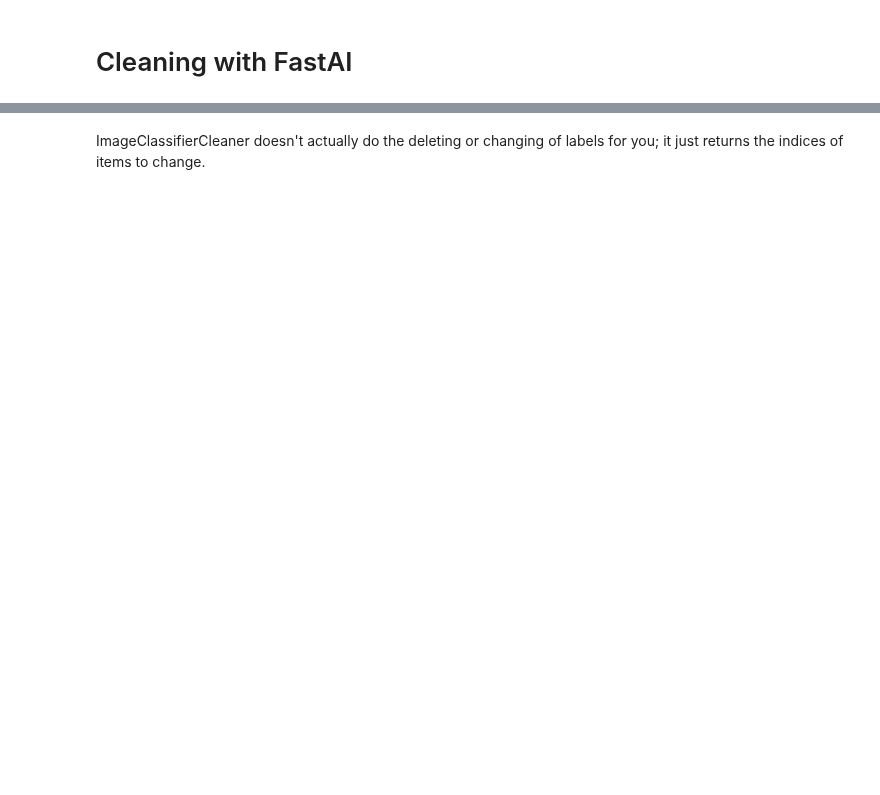
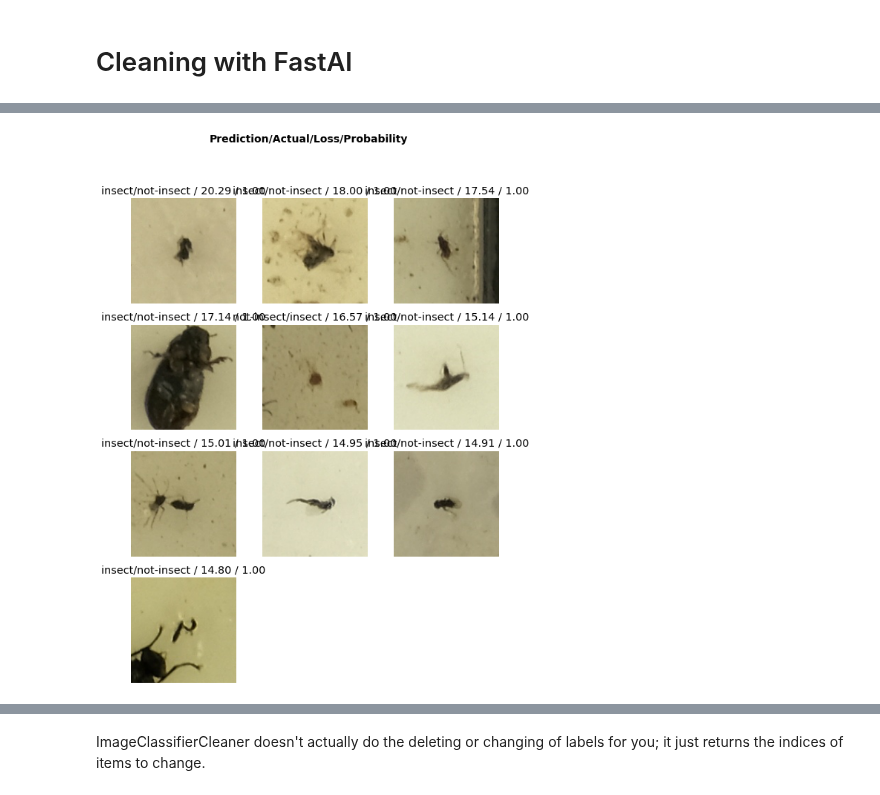
Before and after one commit to kalfasyan/stickybugs-ai, a Jupyter notebook: 010_CleanLab_data_cleaning.ipynb, the cells around one changed output, grey strips where cells are left out. Cells and saved outputs as stored; diff of their text form; code cells hidden in the pictures; blank space fills up the shorter version.

```diff
--- a/010_CleanLab_data_cleaning.ipynb
+++ b/010_CleanLab_data_cleaning.ipynb
@@ -166,2 +97,3 @@ interp.plot_confusion_matrix()
 # %%
-interp.plot_top_losses(5, nrows=1)
+interp.plot_top_losses(10, nrows=4)
+# %% [output]
@@ -168 +101,2 @@ interp.plot_top_losses(5, nrows=1)
+[figure, added]
 # %%
```
Also changed, not shown: parts of 28 cells of this notebook, 3 other files.
